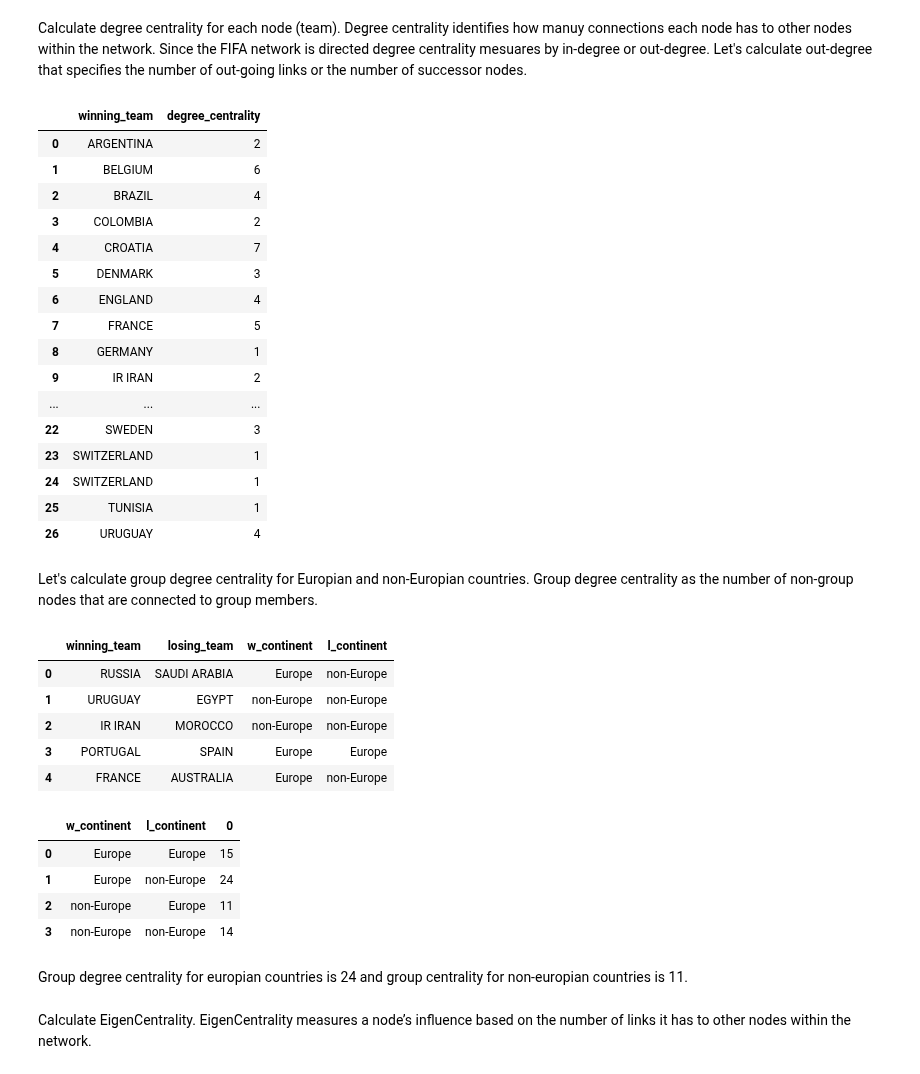
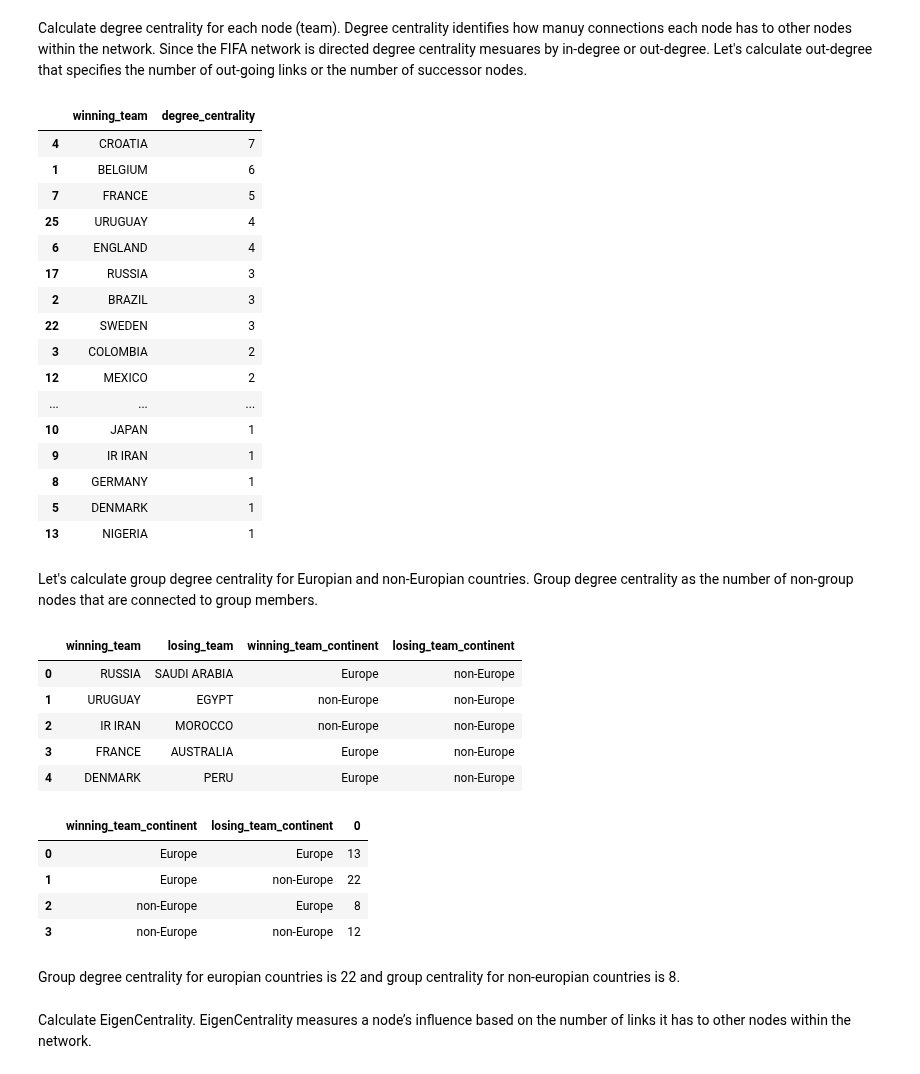
Before and after one commit to olga0503/DATA-620, a Jupyter notebook: Week_5_Assignment.ipynb, the cells around one changed output. Cells and saved outputs as stored; diff of their text form; code cells hidden in the pictures.

```diff
--- a/Week_5_Assignment.ipynb
+++ b/Week_5_Assignment.ipynb
@@ -32,7 +34,7 @@ goals_list = list()
 for match in matches:
     teams = match.findAll("p", {"itemprop":"performer"})
     for item in teams:
-            team = item.get_text()
+            team = item.get_text().strip()
             teams_list.append(team)
 
 print(teams_list)
@@ -123,9 +140,13 @@ matches['team1_score'] = matches['team1_score'].astype(float)
 matches['team2_score'] = matches['team2_score'].astype(float)
 
 #create two new columns - 'winning team' and 'losing team'
-matches['winning_team'] = np.where(matches['team1_score'] >= matches['team2_score'], matches['team 1'],matches['team 2'])
+matches['winning_team'] = np.where(matches['team1_score'] > matches['team2_score'], matches['team 1'],matches['team 2'])
 matches['losing_team'] = np.where(matches['team1_score'] < matches['team2_score'], matches['team 1'],matches['team 2'])
 
+#remove matches that have equal numer of goals scored by two teams
+matches = matches[matches['winning_team']!=matches['losing_team']]
+#reindex
+matches.reset_index(inplace=True)
 matches[['winning_team','losing_team']].head(10)
 # %% [output]
 |  | winning_team | losing_team |
@@ -216,47 +246,47 @@ Calculate degree centrality for each node (team). Degree centrality identifies h
 # %%
 #calculate degree_centrality
 degree_centrality = matches.groupby('winning_team').size().reset_index()
 degree_centrality.columns = ['winning_team', 'degree_centrality']
 
-degree_centrality
+degree_centrality.sort_values('degree_centrality', ascending=False)
 # %% [output]
 |  | winning_team | degree_centrality |
-| 0 | ARGENTINA | 2 |
+| 4 | CROATIA | 7 |
 | 1 | BELGIUM | 6 |
-| 2 | BRAZIL | 4 |
+| 7 | FRANCE | 5 |
+| 25 | URUGUAY | 4 |
+| 6 | ENGLAND | 4 |
+| 17 | RUSSIA | 3 |
+| 2 | BRAZIL | 3 |
+| 22 | SWEDEN | 3 |
 | 3 | COLOMBIA | 2 |
-| 4 | CROATIA | 7 |
-| 5 | DENMARK | 3 |
-| 6 | ENGLAND | 4 |
-| 7 | FRANCE | 5 |
+| 12 | MEXICO | 2 |
+| ... | ... | ... |
+| 10 | JAPAN | 1 |
+| 9 | IR IRAN | 1 |
 | 8 | GERMANY | 1 |
-| 9 | IR IRAN | 2 |
-| ... | ... | ... |
-| 22 | SWEDEN | 3 |
-| 23 | SWITZERLAND | 1 |
-| 24 | SWITZERLAND | 1 |
-| 25 | TUNISIA | 1 |
-| 26 | URUGUAY | 4 |
+| 5 | DENMARK | 1 |
+| 13 | NIGERIA | 1 |
 # %% [markdown]
 Let's calculate group degree centrality for Europian and non-Europian countries. Group degree centrality as the number of non-group nodes that are connected to group members.
 # %%
-matches[['winning_team','losing_team' ,'w_continent' ,'l_continent']].head()
+matches[['winning_team','losing_team' ,'winning_team_continent' ,'losing_team_continent']].head()
 # %% [output]
-|  | winning_team | losing_team | w_continent | l_continent |
+|  | winning_team | losing_team | winning_team_continent | losing_team_continent |
 | 0 | RUSSIA | SAUDI ARABIA | Europe | non-Europe |
 | 1 | URUGUAY | EGYPT | non-Europe | non-Europe |
 | 2 | IR IRAN | MOROCCO | non-Europe | non-Europe |
-| 3 | PORTUGAL | SPAIN | Europe | Europe |
-| 4 | FRANCE | AUSTRALIA | Europe | non-Europe |
+| 3 | FRANCE | AUSTRALIA | Europe | non-Europe |
+| 4 | DENMARK | PERU | Europe | non-Europe |
 # %%
-matches.groupby(['w_continent' ,'l_continent']).size().reset_index()
+matches.groupby(['winning_team_continent' ,'losing_team_continent']).size().reset_index()
 # %% [output]
-|  | w_continent | l_continent | 0 |
-| 0 | Europe | Europe | 15 |
-| 1 | Europe | non-Europe | 24 |
-| 2 | non-Europe | Europe | 11 |
-| 3 | non-Europe | non-Europe | 14 |
+|  | winning_team_continent | losing_team_continent | 0 |
+| 0 | Europe | Europe | 13 |
+| 1 | Europe | non-Europe | 22 |
+| 2 | non-Europe | Europe | 8 |
+| 3 | non-Europe | non-Europe | 12 |
 # %% [markdown]
-Group degree centrality for europian countries is 24 and group centrality for non-europian countries is 11.
+Group degree centrality for europian countries is 22 and group centrality for non-europian countries is 8.
 # %% [markdown]
 Calculate EigenCentrality. EigenCentrality measures a node’s influence based on the number of links it has to other nodes within the network.
```
Also changed, not shown: parts of 10 cells of this notebook.
